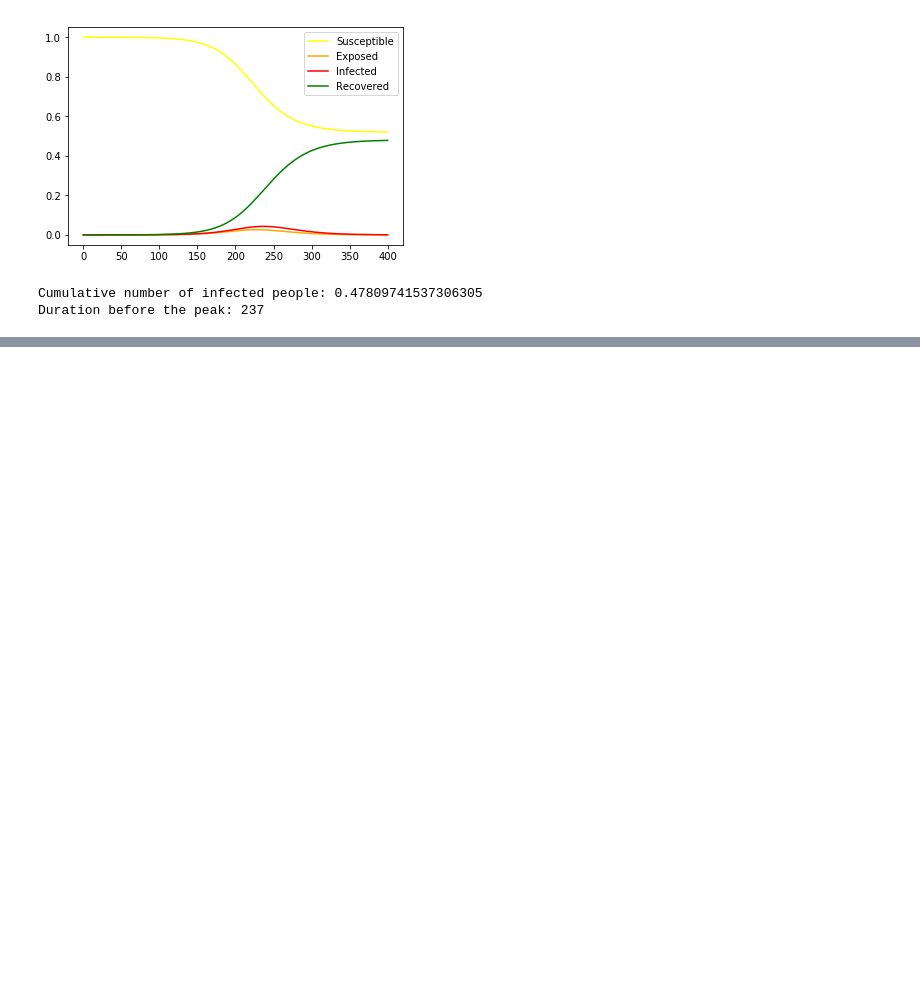
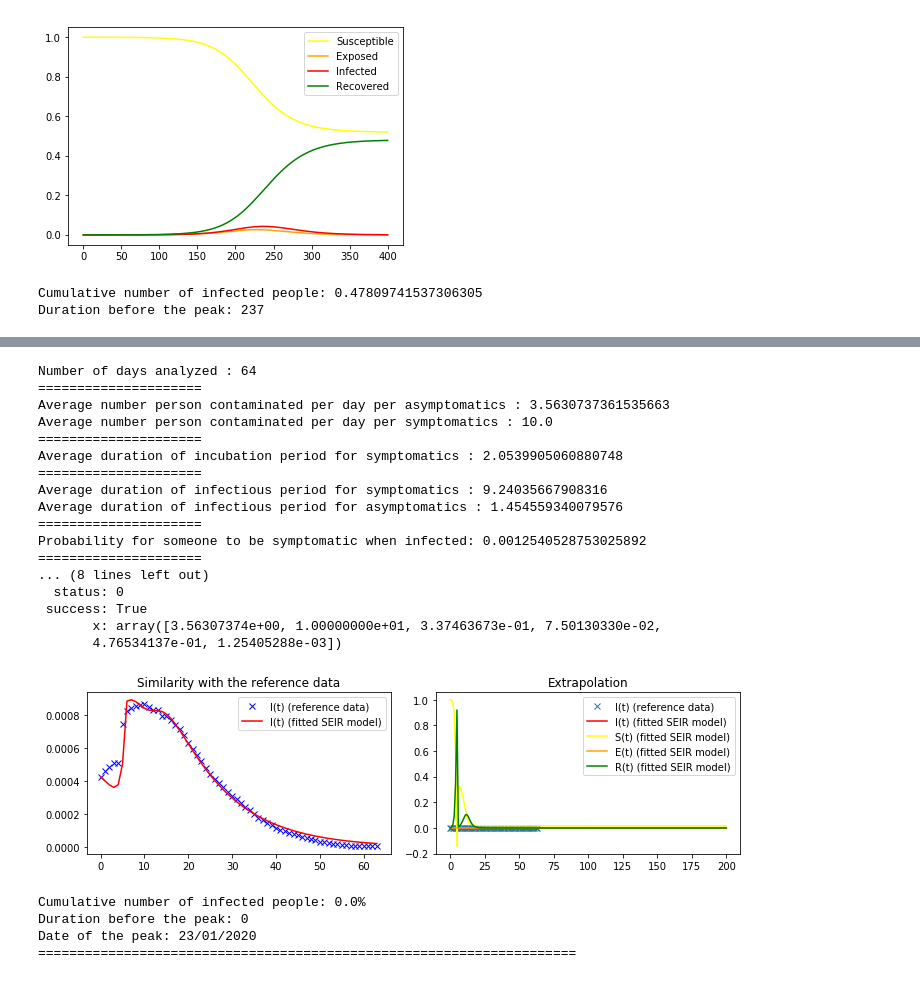
Before and after one commit to VirgileF/corona_models, a Jupyter notebook: Corona_analysis_G.ipynb, the cells around one changed output, grey strips where cells are left out. Saved outputs shown, nothing was run; the diff lists cells and outputs as text; code cells hidden in the pictures; blank space fills up the shorter version.

Commit message:
Adding the new model, including the asymptomatic estimation

```diff
--- a/Corona_analysis_G.ipynb
+++ b/Corona_analysis_G.ipynb
@@ -186,0 +328,17 @@ Date of the peak: 15/03/2020
+# %%
+# SEIR simulation
+def SEIA(I_d0, l_a, l_d, a_d, g_d, g_a, p_d, T):
+    E_d0 = initial_exposed_factor*I0
+    I_a0 = initial_asymptomatic_factor*I0
+
+    S, E_d, I_d , I_a = 1 - E_d0 - I0 - I_a0, E_d0, I_d0, I_a0
+
+    S_list, E_d_list, I_d_list, I_a_list = [S], [E_d], [I_d], [I_a]
+    for i in range(T):
+        S, E_d, I_d, I_a = \
+            S - S*(l_a*I_a + l_d*I_d),E_d + p_d*S*(l_a*I_a + l_d*I_d) - a_d*E_d, I_d + a_d*E_d - g_d*I_d, I_a + (1-p_d)*S*(l_a*I_a + l_d*I_d) - g_a*I_a
+        S_list.append(S)
+        E_d_list.append(E_d)
+        I_d_list.append(I_d)
+        I_a_list.append(I_a)
+    return S_list, E_d_list, I_d_list, I_a_list
@@ -186,0 +460,51 @@ Date of the peak: 15/03/2020
+# %%
+def analyze_country_SEIA(country, province_list=[]):
+
+    data_country = extract_data(country, province_list)
+    country_province = "_".join([country] + province_list)
+    data_post_conf = data_country[
+        data_country.apply(lambda row:
+                           (row['ObservationDate'] - confinement_date[country_province]).days > delay_days
+        , axis=1)
+    ]
+
+    delta = data_post_conf.iloc[-1]['ObservationDate'] - data_post_conf.iloc[0]['ObservationDate']
+    if delta.days + 1 != len(np.array(data_post_conf[['ObservationDate']].T)[0]):
+        print("ERROR, check if all dates are in the dataset",
+              delta.days + 1,
+              len(np.array(data_post_conf[['ObservationDate']].T)[0])
+             )
+        return
+
+    I = data_post_conf[['Active']].T
+    I_ravel = [nb / country_pop[country_province] for nb in np.array(I)[0]]
+    print("Number of days analyzed : {}".format(len(I_ravel)))
+    analyze_data_SEIA(I_ravel, confinement_date[country_province])
+# %%
+if __name__ == '__main__':
+    country = 'China'
+    province_list = ['Hubei']
+    analyze_country_SEIA(country, province_list)
+# %% [output]
+Number of days analyzed : 64
+=====================
+Average number person contaminated per day per asymptomatics : 3.5630737361535663
+Average number person contaminated per day per symptomatics : 10.0
+=====================
+Average duration of incubation period for symptomatics : 2.0539905060880748
+=====================
+Average duration of infectious period for symptomatics : 9.24035667908316
+Average duration of infectious period for asymptomatics : 1.454559340079576
+=====================
+Probability for someone to be symptomatic when infected: 0.0012540528753025892
+=====================
+... (8 lines left out)
+  status: 0
+ success: True
+       x: array([3.56307374e+00, 1.00000000e+01, 3.37463673e-01, 7.50130330e-02,
+       4.76534137e-01, 1.25405288e-03])
+[figure, added]
+Cumulative number of infected people: 0.0%
+Duration before the peak: 0
+Date of the peak: 23/01/2020
+=====================================================================
```
Also changed, not shown: parts of 15 cells of this notebook.
